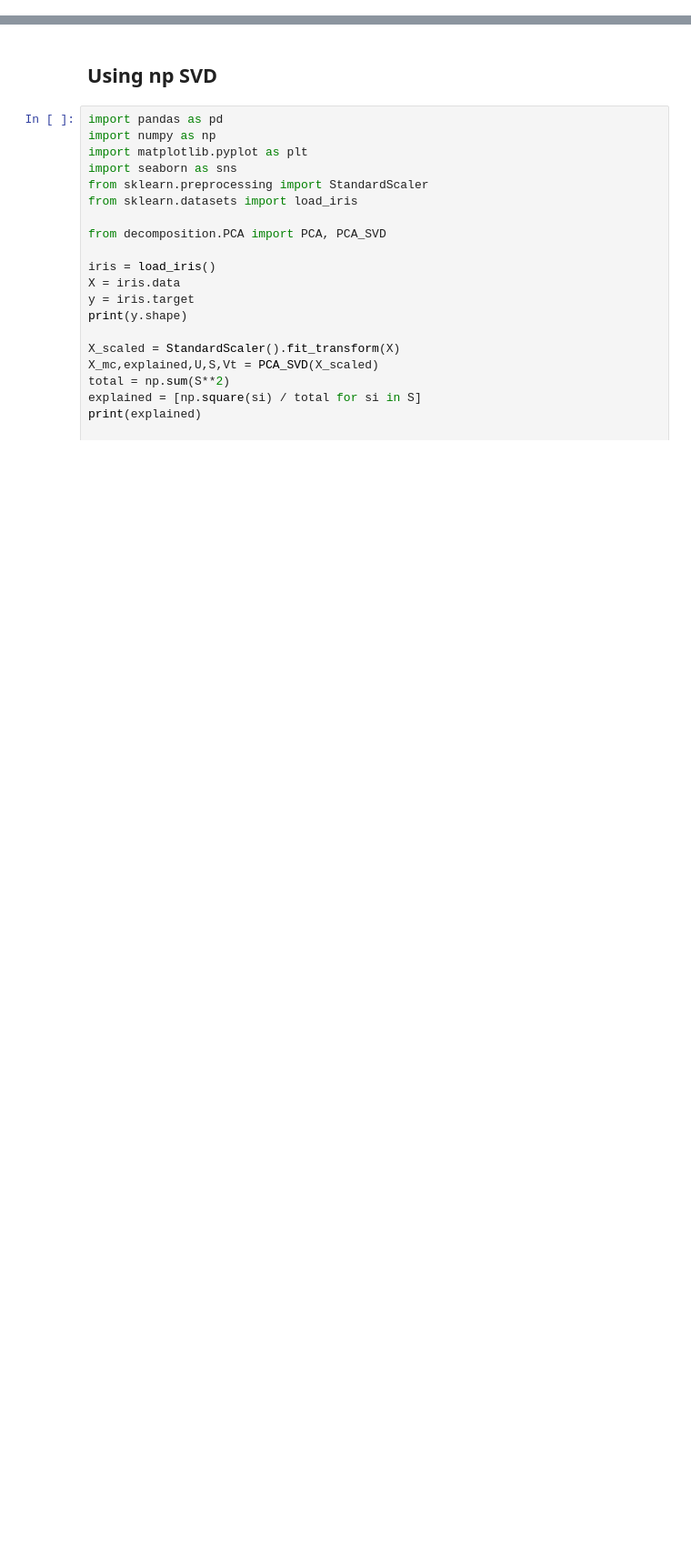
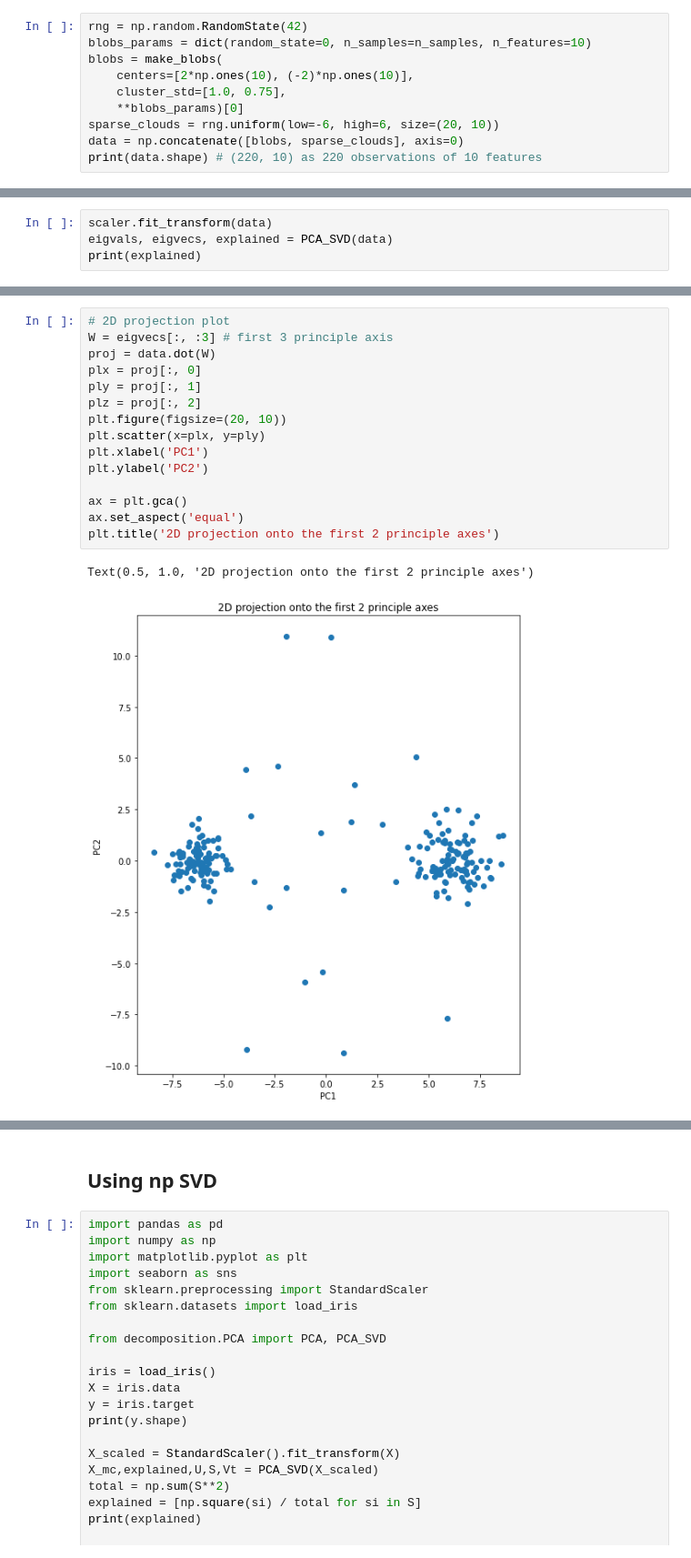
Before and after one commit to veevidify/data-pg, a Jupyter notebook: decomposition/pca.ipynb, the cells around one changed output, grey strips where cells are left out. Shown: that part at 91% size. Saved outputs shown, nothing was run; the diff lists cells and outputs as text; blank space fills up the shorter version.

```diff
--- a/decomposition/iris_pca.ipynb
+++ b/decomposition/pca.ipynb
@@ -0,0 +191,10 @@
+# %%
+rng = np.random.RandomState(42)
+blobs_params = dict(random_state=0, n_samples=n_samples, n_features=10)
+blobs = make_blobs(
+    centers=[2*np.ones(10), (-2)*np.ones(10)],
+    cluster_std=[1.0, 0.75],
+    **blobs_params)[0]
+sparse_clouds = rng.uniform(low=-6, high=6, size=(20, 10))
+data = np.concatenate([blobs, sparse_clouds], axis=0)
+print(data.shape) # (220, 10) as 220 observations of 10 features
@@ -0,0 +205,4 @@
+# %%
+scaler.fit_transform(data)
+eigvals, eigvecs, explained = PCA_SVD(data)
+print(explained)
@@ -0,0 +213,18 @@
+# %%
+# 2D projection plot
+W = eigvecs[:, :3] # first 3 principle axis
+proj = data.dot(W)
+plx = proj[:, 0]
+ply = proj[:, 1]
+plz = proj[:, 2]
+plt.figure(figsize=(20, 10))
+plt.scatter(x=plx, y=ply)
+plt.xlabel('PC1')
+plt.ylabel('PC2')
+
+ax = plt.gca()
+ax.set_aspect('equal')
+plt.title('2D projection onto the first 2 principle axes')
+# %% [output]
+Text(0.5, 1.0, '2D projection onto the first 2 principle axes')
+[figure, added]
```
Also changed, not shown: parts of 23 cells of this notebook.
